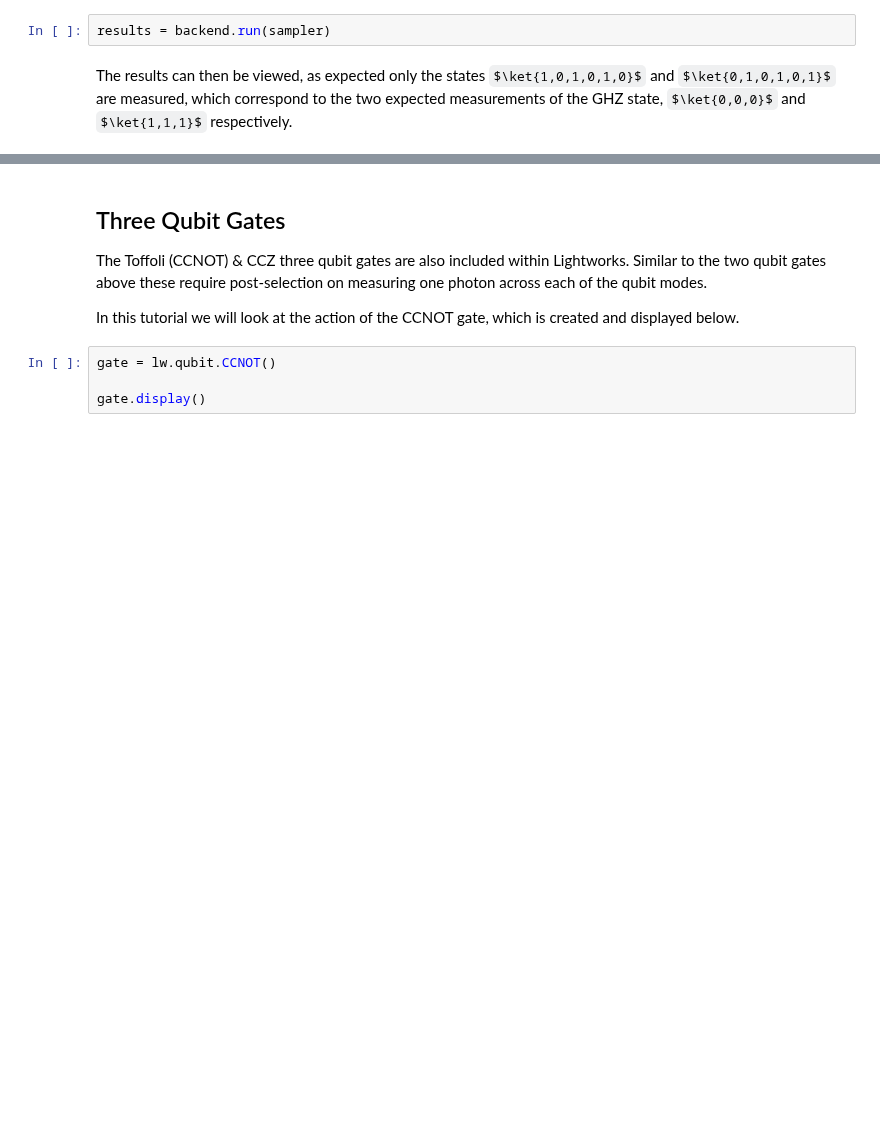
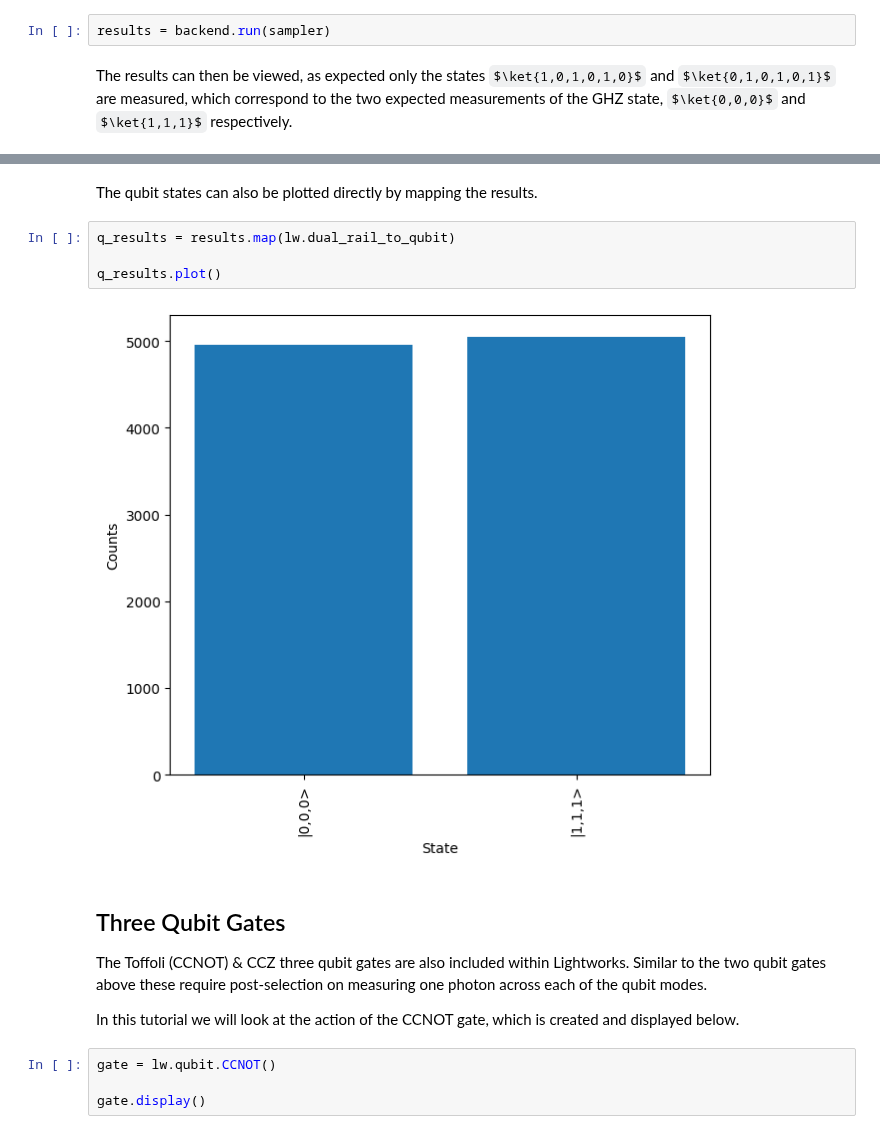
Before and after one commit to Aegiq/lightworks, a Jupyter notebook: docs/source/tutorials/qubit.ipynb, the cells around one changed output, grey strips where cells are left out. Saved outputs shown, nothing was run; the diff lists cells and outputs as text; some formulas as TeX source; blank space fills up the shorter version.

```diff
--- a/docs/source/tutorials/qubit.ipynb
+++ b/docs/source/tutorials/qubit.ipynb
@@ -145,3 +145,11 @@ results.plot()
+# %% [markdown]
+The qubit states can also be plotted directly by mapping the results.
+# %%
+q_results = results.map(lw.dual_rail_to_qubit)
+
+q_results.plot()
+# %% [output]
+[figure, added]
 # %% [markdown]
 ## Three Qubit Gates
 
```
Also changed, not shown: parts of 1 cell of this notebook, 9 other files.
